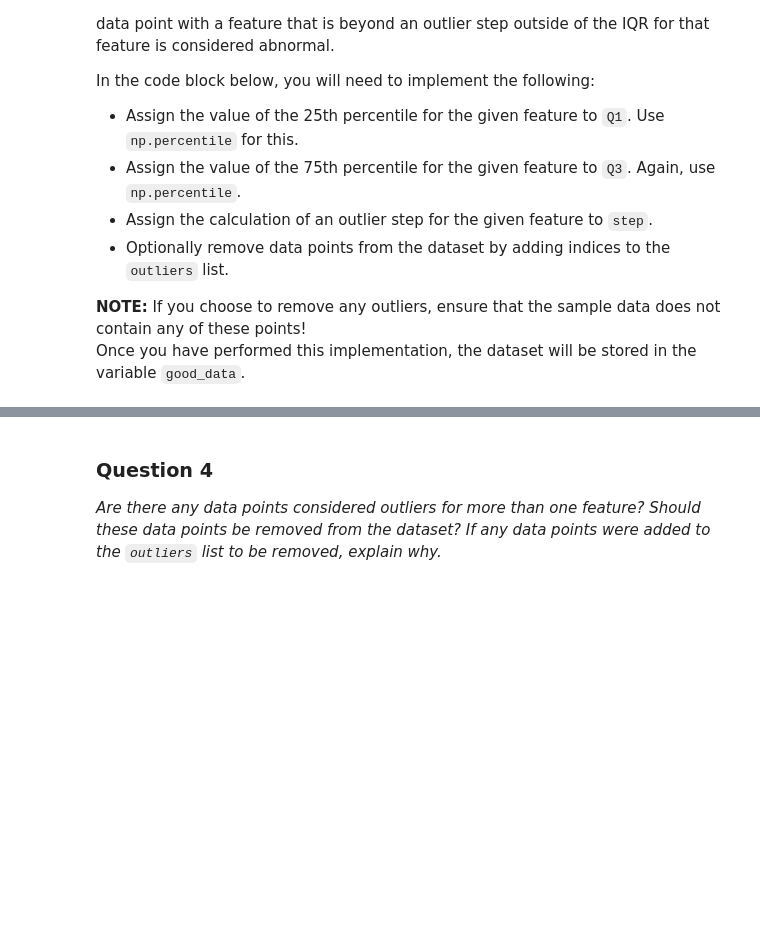
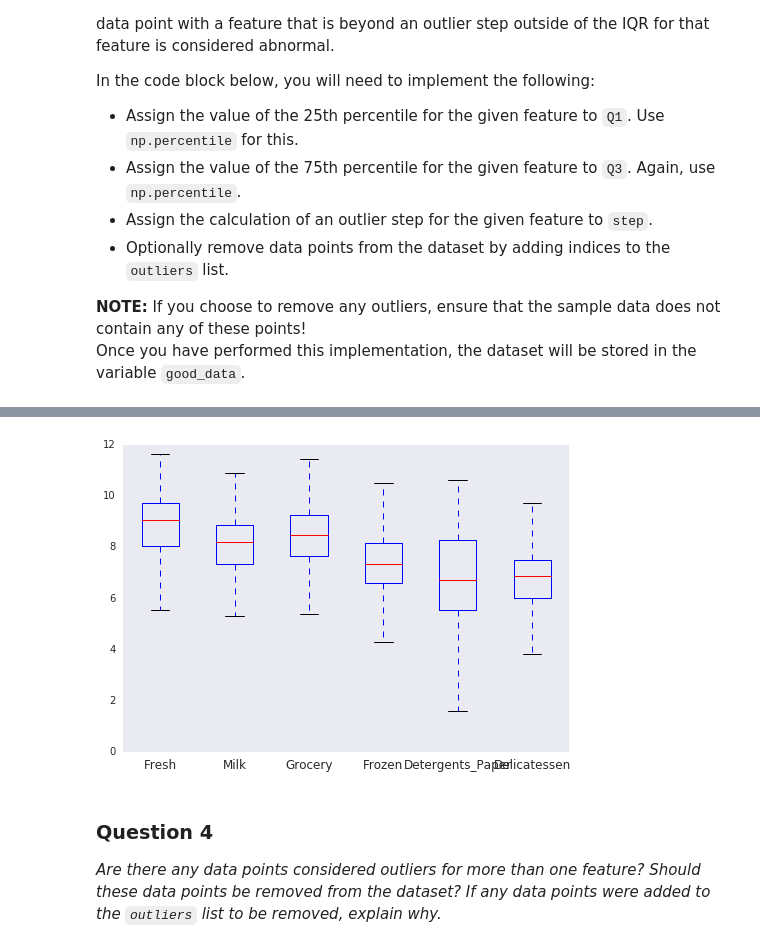
Before and after one commit to thalles753/machine-learning, a Jupyter notebook: projects/creating_customer_segments/customer_segments.ipynb, the cells around one changed output, grey strips where cells are left out. Saved outputs shown, nothing was run; the diff lists cells and outputs as text; code cells hidden in the pictures; blank space fills up the shorter version.

```diff
--- a/projects/creating_customer_segments/customer_segments.ipynb
+++ b/projects/creating_customer_segments/customer_segments.ipynb
@@ -367,3 +342,7 @@ Data points considered outliers for the feature 'Delicatessen':
+# %%
+log_data.boxplot(column=list(data.columns), grid=False, return_type='axes');
+# %% [output]
+[figure, added]
 # %% [markdown]
 ### Question 4
 *Are there any data points considered outliers for more than one feature? Should these data points be removed from the dataset? If any data points were added to the `outliers` list to be removed, explain why.*
```
Also changed, not shown: parts of 16 cells of this notebook, 1 other file.
